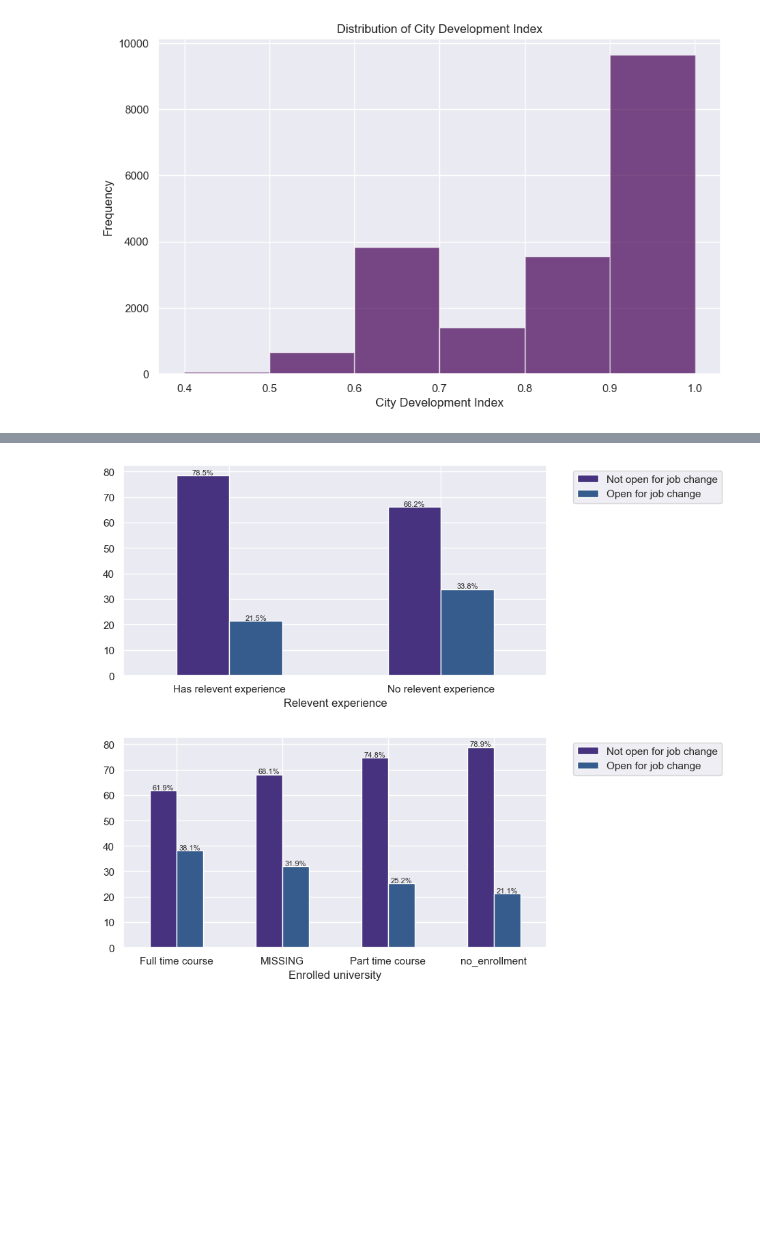
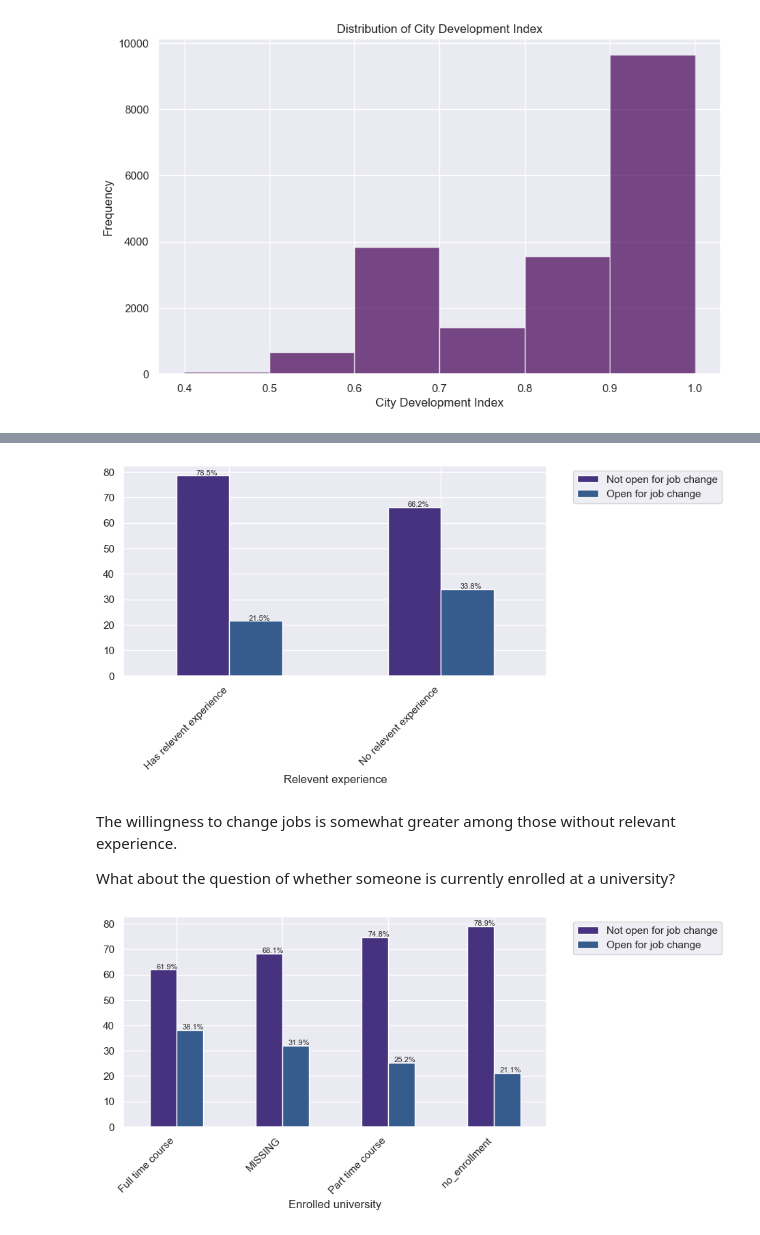
Before and after one commit to scheinmensch/HR-Analytics, a Jupyter notebook: EDA.ipynb, the cells around one changed output, grey strips where cells are left out. Drawn from its saved outputs; the diff is of its cells as text; code cells hidden in the pictures; blank space fills up the shorter version.

```diff
--- a/EDA.ipynb
+++ b/EDA.ipynb
@@ -474,8 +470,8 @@ ax = df_gender.plot.bar(figsize=(8, 4), rot=0, color=custom_palette)
 
 for p in ax.patches:
     ax.annotate(f"{p.get_height():.1f}%", (p.get_x() + p.get_width() / 2., p.get_height()),
-                ha='center', va='center', xytext=(0, 3), textcoords='offset points', fontsize=8)
-
+                ha='center', va='center', xytext=(4, 3), textcoords='offset points', fontsize=8)
+plt.xticks(rotation=45, ha='right')
 plt.legend(bbox_to_anchor=(1.05, 1.0), loc='upper left', labels=['Not open for job change', 'Open for job change'])
 plt.xlabel("Gender")
 plt.show()
@@ -484,17 +484,21 @@ plt.show()
 # %%
 df_relevent_experience = pd.crosstab(HR_filled['relevent_experience'], HR_filled['target'], normalize='index').mul(100).round(2)
 
 ax = df_relevent_experience.plot.bar(figsize=(8, 4), rot=0, color=custom_palette)
 
 for p in ax.patches:
     ax.annotate(f"{p.get_height():.1f}%", (p.get_x() + p.get_width() / 2., p.get_height()),
-                ha='center', va='center', xytext=(0, 3), textcoords='offset points', fontsize=8)
-
+                ha='center', va='center', xytext=(4, 3), textcoords='offset points', fontsize=8)
+plt.xticks(rotation=45, ha='right')
 plt.legend(bbox_to_anchor=(1.05, 1.0), loc='upper left', labels=['Not open for job change', 'Open for job change'])
 plt.xlabel("Relevent experience")
 plt.show()
 # %% [output]
-[figure, old version]
+[figure, new version]
+# %% [markdown]
+The willingness to change jobs is somewhat greater among those without relevant experience.
+
+What about the question of whether someone is currently enrolled at a university?
 # %%
 df_enrolled_university = pd.crosstab(HR_filled['enrolled_university'], HR_filled['target'], normalize='index').mul(100).round(2)
 
@@ -502,10 +506,10 @@ ax = df_enrolled_university.plot.bar(figsize=(8, 4), rot=0, color=custom_palette
 
 for p in ax.patches:
     ax.annotate(f"{p.get_height():.1f}%", (p.get_x() + p.get_width() / 2., p.get_height()),
-                ha='center', va='center', xytext=(0, 3), textcoords='offset points', fontsize=8)
-
+                ha='center', va='center', xytext=(4, 3), textcoords='offset points', fontsize=8)
+plt.xticks(rotation=45, ha='right')
 plt.legend(bbox_to_anchor=(1.05, 1.0), loc='upper left', labels=['Not open for job change', 'Open for job change'])
 plt.xlabel("Enrolled university")
 plt.show()
 # %% [output]
-[figure, old version]
+[figure, new version]
```
Also changed, not shown: parts of 20 cells of this notebook.
